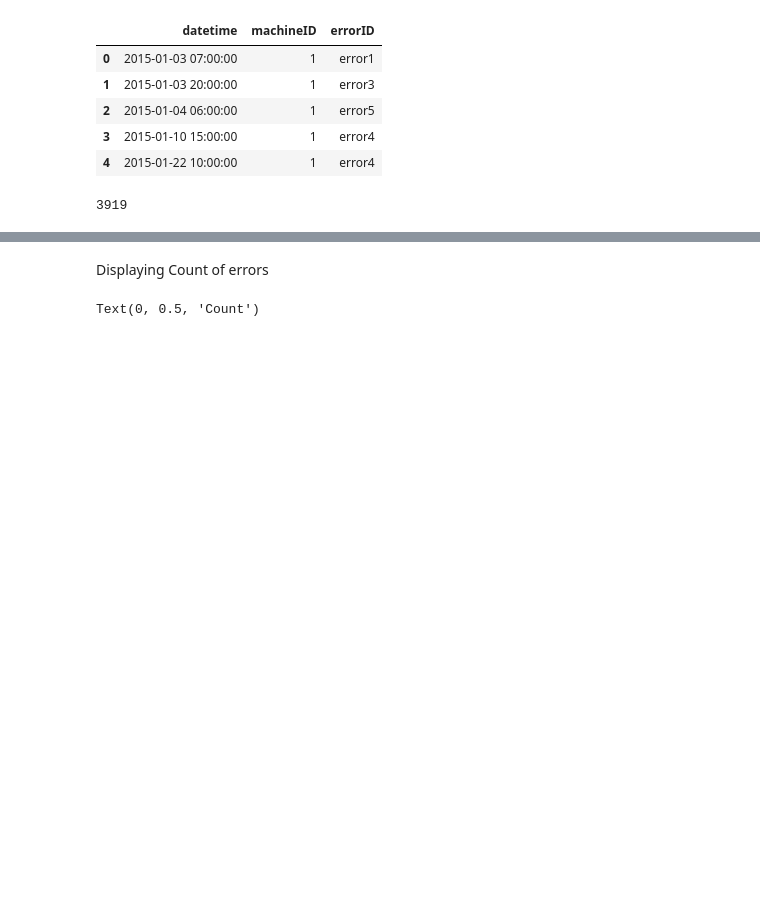
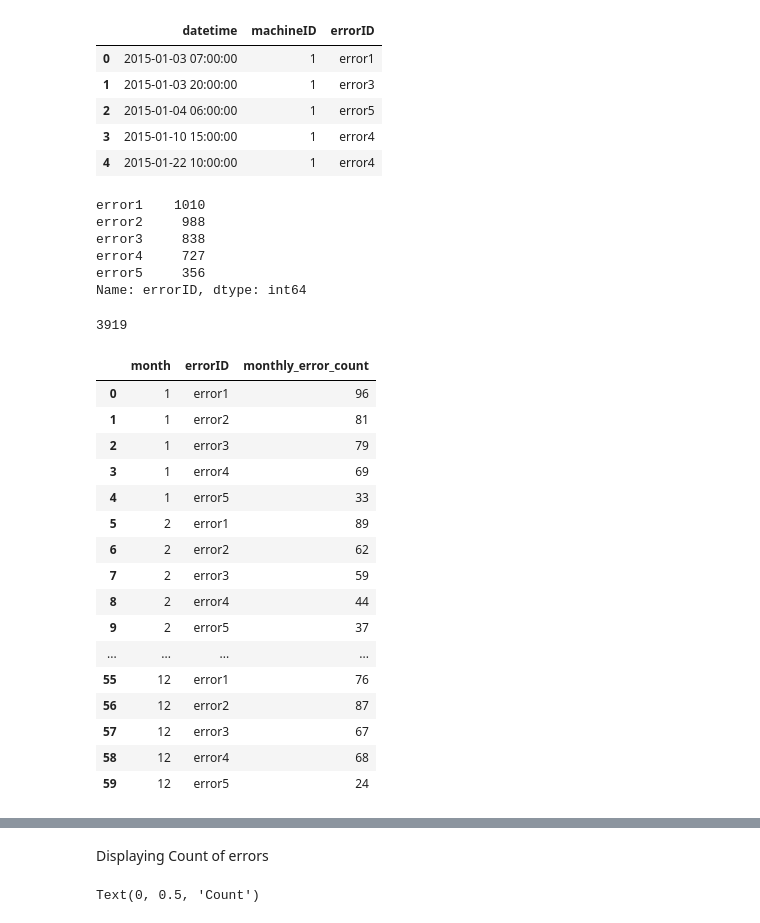
Before and after one commit to gplinkage/Data-Science-ML-AI, a Jupyter notebook: Projects/Predictive_Maintanance_Capstone_Project.ipynb, the cells around one changed output, grey strips where cells are left out. Saved outputs shown, nothing was run; the diff lists cells and outputs as text; code cells hidden in the pictures; blank space fills up the shorter version.

```diff
--- a/Projects/Predictive_Maintanance_Capstone_Project.ipynb
+++ b/Projects/Predictive_Maintanance_Capstone_Project.ipynb
@@ -153,8 +176,41 @@ errors.head()
 | 2 | 2015-01-04 06:00:00 | 1 | error5 |
 | 3 | 2015-01-10 15:00:00 | 1 | error4 |
 | 4 | 2015-01-22 10:00:00 | 1 | error4 |
+# %%
+# counting the number of errors
+#error 1 seesm to be the most frequent
+errors["errorID"].value_counts()
+# %% [output]
+error1    1010
+error2     988
+error3     838
+error4     727
+error5     356
+Name: errorID, dtype: int64
 # %%
 # Checking number of records in errors column
 len(errors.index)
 # %% [output]
 3919
+# %%
+#checking the total number of error types per month
+error_month = errors.groupby(["month", "errorID"]).size().reset_index(name="monthly_error_count")
+error_month
+# %% [output]
+|  | month | errorID | monthly_error_count |
+| 0 | 1 | error1 | 96 |
+| 1 | 1 | error2 | 81 |
+| 2 | 1 | error3 | 79 |
+| 3 | 1 | error4 | 69 |
+| 4 | 1 | error5 | 33 |
+| 5 | 2 | error1 | 89 |
+| 6 | 2 | error2 | 62 |
+| 7 | 2 | error3 | 59 |
+| 8 | 2 | error4 | 44 |
+| 9 | 2 | error5 | 37 |
+| ... | ... | ... | ... |
+| 55 | 12 | error1 | 76 |
+| 56 | 12 | error2 | 87 |
+| 57 | 12 | error3 | 67 |
+| 58 | 12 | error4 | 68 |
+| 59 | 12 | error5 | 24 |
```
Also changed, not shown: parts of 38 cells of this notebook.
